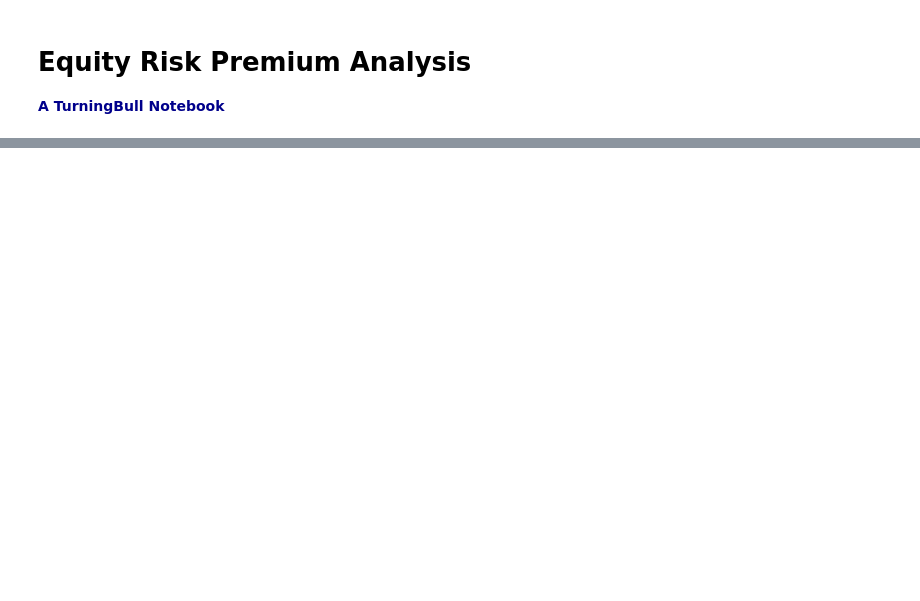
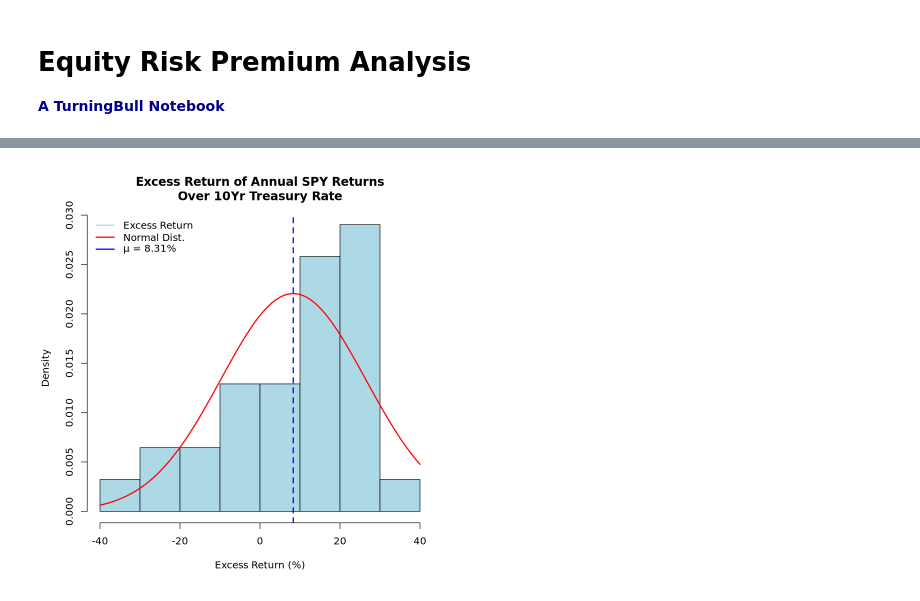
Before and after one commit to rtrimble13/tb-notebooks, a Jupyter notebook: src/202503_eq_prem.ipynb, the cells around one changed output, grey strips where cells are left out. Cells and saved outputs as stored; diff of their text form; code cells hidden in the pictures; blank space fills up the shorter version.

```diff
--- a/src/202503_eq_prem.ipynb
+++ b/src/202503_eq_prem.ipynb
@@ -40,0 +230,17 @@ merge(spy.monthly, t.bill, by='date', all.x=TRUE)
+# %%
+## Histogram of annual data
+par(bg = "white")
+hist(erp_year$erp, breaks = 10, col = "lightblue",
+     xlab = "Excess Return (%)",
+     main = "Excess Return of Annual SPY Returns\nOver 10Yr Treasury Rate",
+     probability = TRUE)
+lines(seq(-40, 40, 0.1), dnorm(seq(-40, 40, 0.1), mean = mean(erp_year$erp),
+                               sd = sd(erp_year$erp)), col = "red", lwd = 2)
+abline(v = mean(erp_year$erp), col = "blue", lwd = 2, lty = 2)
+legend("topleft", legend = c("Excess Return", "Normal Dist.",
+                             substitute(paste(mu, " = ", avg, "%", sep = ""),
+                                        list(avg = round(mean(erp_year$erp),
+                                                         digits = 2)))),
+       col = c("lightblue", "red", "blue"), lwd = 2, bty = "n")
+# %% [output]
+[figure, added]
```
Also changed, not shown: parts of 32 cells of this notebook, 1 other file.
